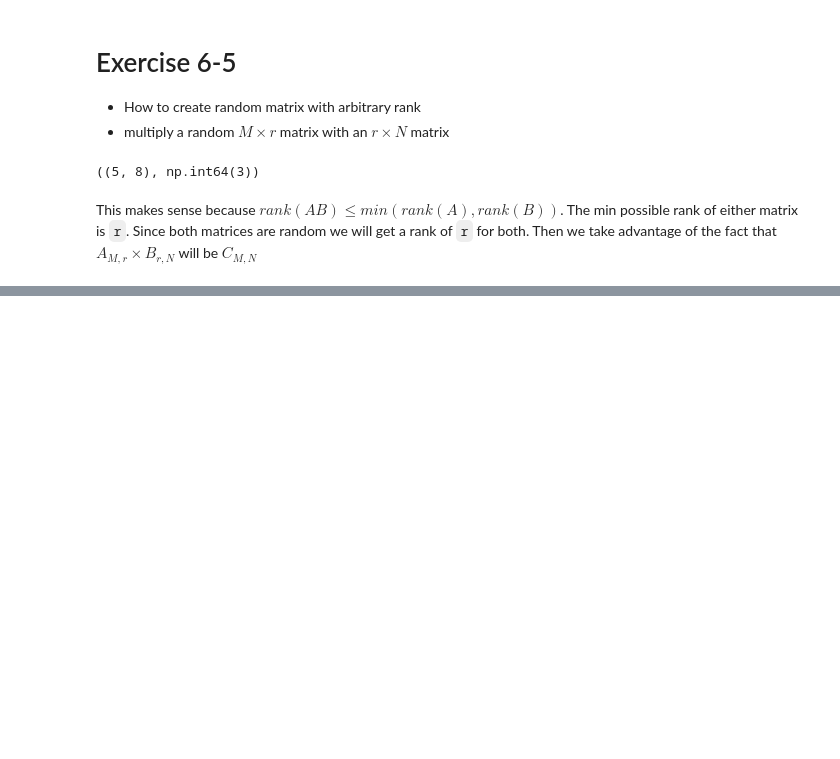
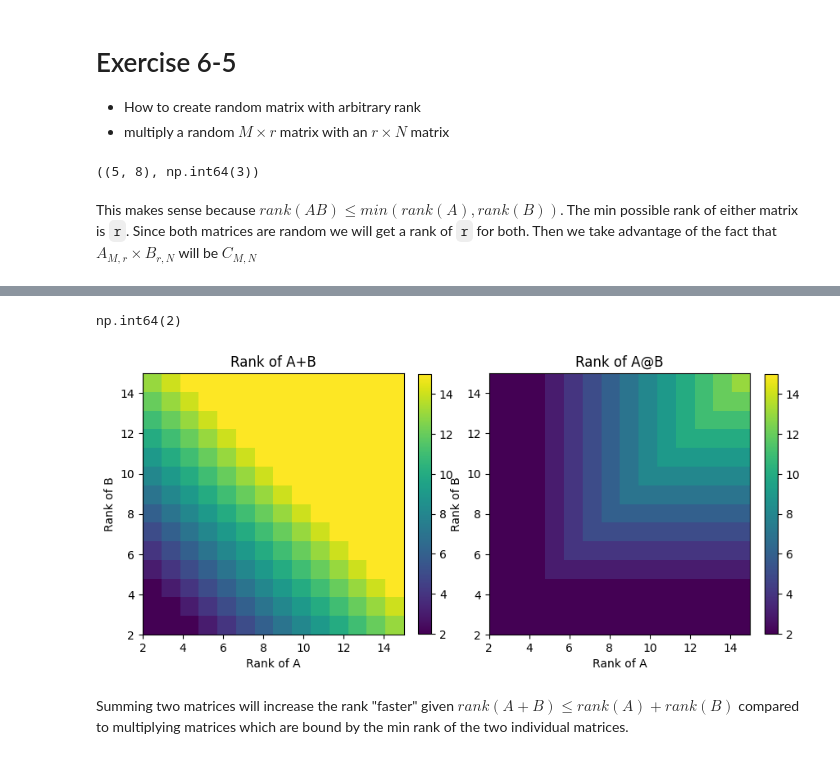
Before and after one commit to Amertz08/python-learnings, a Jupyter notebook: practical-linear-algebra/ch6_exercises.ipynb, the cells around one changed output, grey strips where cells are left out. Saved outputs shown, nothing was run; the diff lists cells and outputs as text; code cells hidden in the pictures; blank space fills up the shorter version.

```diff
--- a/practical-linear-algebra/ch6_exercises.ipynb
+++ b/practical-linear-algebra/ch6_exercises.ipynb
@@ -156,0 +188,37 @@ This makes sense because $rank(AB) \le min(rank(A), rank(B))$. The min possible
+# %%
+def rank_matrix(M: int, r: int) -> np.array:
+    x = np.random.randn(M, r)
+    return x @ x.T
+# %%
+np.linalg.matrix_rank(rank_matrix(5, 2))
+# %% [output]
+np.int64(2)
+# %%
+M_size = 20
+ranks = range(2, 16)
+rank_results = np.zeros((len(ranks), len(ranks), 2))
+for i in range(len(ranks)):
+    for j in range(len(ranks)):
+        A = rank_matrix(M_size, i)
+        B = rank_matrix(M_size, j)
+        rank_results[i,j,0] = np.linalg.matrix_rank(A+B)
+        rank_results[i,j,1] = np.linalg.matrix_rank(A@B)
+# %%
+fig, axs = plt.subplots(1,2,figsize=(10,6))
+s = '+@'
+
+for i in range(2):
+
+  # draw heatmap
+  h = axs[i].imshow(rank_results[:,:,i],vmin=np.min(ranks),vmax=np.max(ranks),origin='lower',
+                    extent=(ranks[0],ranks[-1],ranks[0],ranks[-1]))
+
+  # add colorbar and other niceties
+  fig.colorbar(h,ax=axs[i],fraction=.045)
+  axs[i].set_xlabel('Rank of A')
+  axs[i].set_ylabel('Rank of B')
+  axs[i].set_title(f'Rank of A{s[i]}B')
+# %% [output]
+[figure, added]
+# %% [markdown]
+Summing two matrices will increase the rank "faster" given $rank(A + B) \le rank(A) + rank(B)$ compared to multiplying matrices which are bound by the min rank of the two individual matrices.
```
Also changed, not shown: parts of 19 cells of this notebook.
